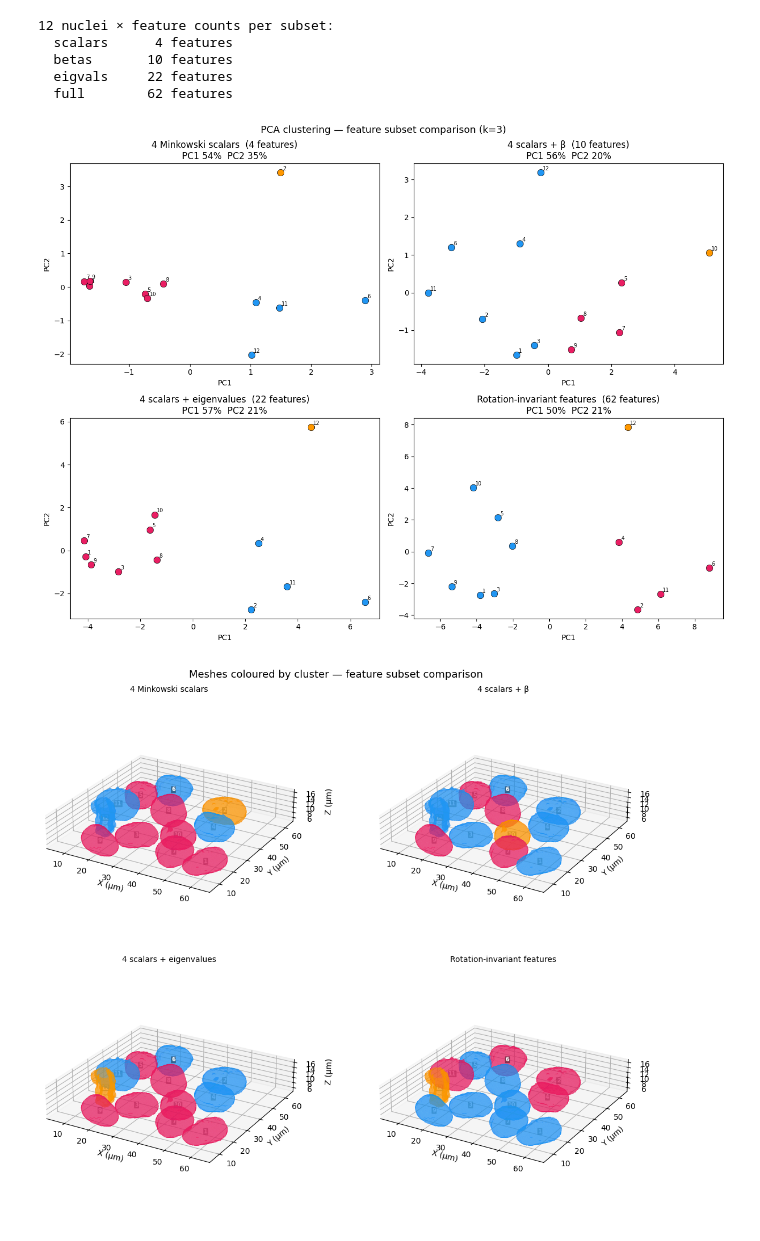
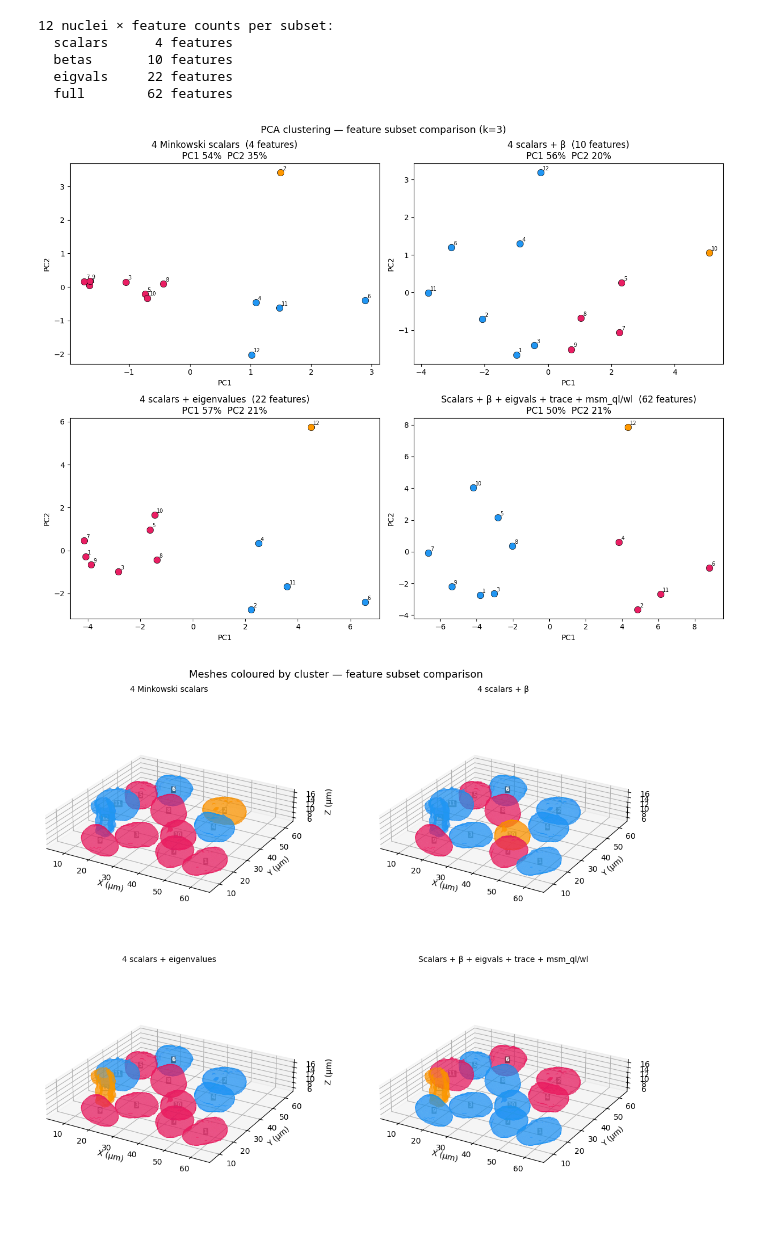
Before and after one commit to Ishihara-SynthMorph/pykarambola, a Jupyter notebook: examples/segmentation_to_tensors.ipynb, the cells around one changed output. Drawn from its saved outputs; the diff is of its cells as text; code cells hidden in the pictures.

```diff
--- a/examples/segmentation_to_tensors.ipynb
+++ b/examples/segmentation_to_tensors.ipynb
@@ -305,7 +305,7 @@ subsets = [
     ('scalars',  '4 Minkowski scalars'),
     ('betas',    '4 scalars + β'),
     ('eigvals',  '4 scalars + eigenvalues'),
-    ('full',     'Rotation-invariant features'),
+    ('full',     'Scalars + β + eigvals + trace + msm_ql/wl'),
 ]
 colors_cmp = {0: '#2196F3', 1: '#E91E63', 2: '#FF9800'}
 
@@ -350,32 +350,32 @@ x_range = all_verts_global[:, 0].max() - all_verts_global[:, 0].min()
 y_range = all_verts_global[:, 1].max() - all_verts_global[:, 1].min()
 z_range = all_verts_global[:, 2].max() - all_verts_global[:, 2].min()
 
 fig2, axes2 = plt.subplots(2, 2, figsize=(13, 10),
                             subplot_kw={'projection': '3d'})
 for ax, (mode, title) in zip(axes2.flat, subsets):
     cl = subset_clusters[mode]
     for lbl in labels_sorted:
         verts_xyz, faces = meshes[lbl]
         c = cl[labels_sorted.index(lbl)]
         ax.add_collection3d(
             Poly3DCollection(verts_xyz[faces], alpha=0.6,
                              facecolor=colors_cmp[c], edgecolor='none'))
         cx, cy, cz = verts_xyz.mean(axis=0)
         ax.text(cx, cy, cz, str(lbl), fontsize=7, fontweight='bold',
                 ha='center', va='center', color='white',
                 bbox=dict(boxstyle='round,pad=0.1', facecolor='black',
                           alpha=0.4, linewidth=0))
     ax.set_xlim(all_verts_global[:, 0].min(), all_verts_global[:, 0].max())
     ax.set_ylim(all_verts_global[:, 1].min(), all_verts_global[:, 1].max())
     ax.set_zlim(all_verts_global[:, 2].min(), all_verts_global[:, 2].max())
     ax.set_box_aspect([x_range, y_range, z_range])   # physical aspect ratio
     ax.set_title(title, fontsize=10)
     ax.set_xlabel('X (µm)'); ax.set_ylabel('Y (µm)'); ax.set_zlabel('Z (µm)')
     ax.view_init(elev=25, azim=-60)
 
 plt.suptitle('Meshes coloured by cluster — feature subset comparison', fontsize=13)
 plt.tight_layout()
 plt.show()
 # %% [output]
-[figure, old version]
+[figure, new version]
-[figure, old version]
+[figure, new version]
```
Also changed, not shown: parts of 3 cells of this notebook.
